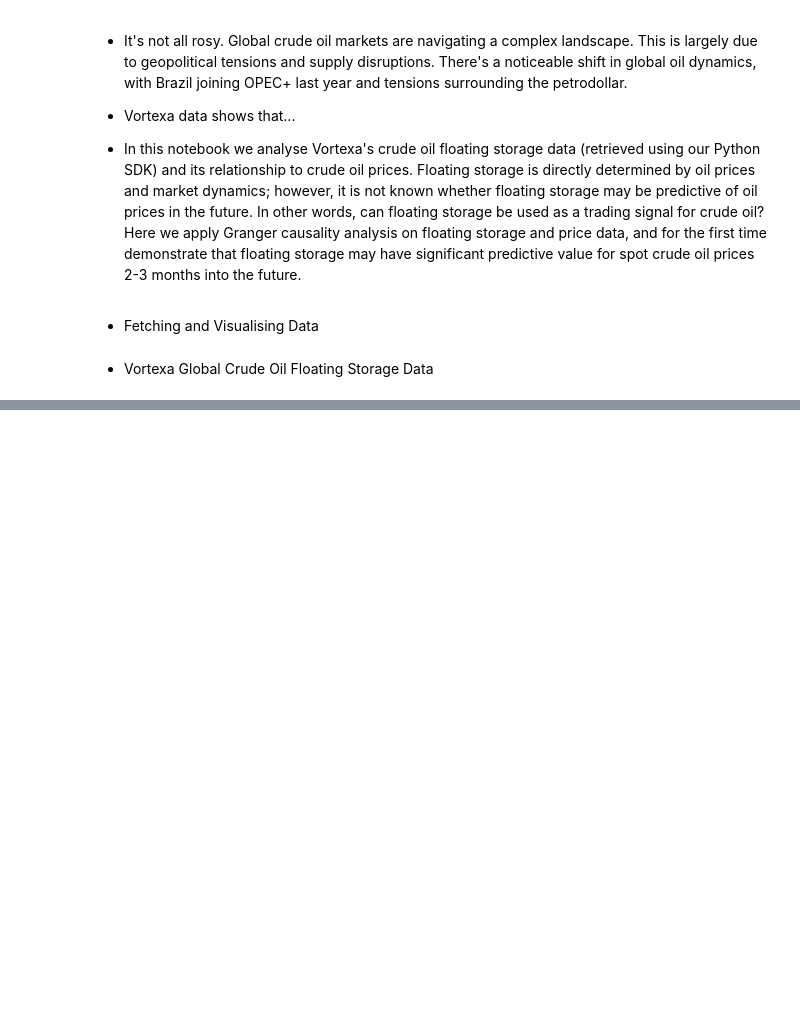
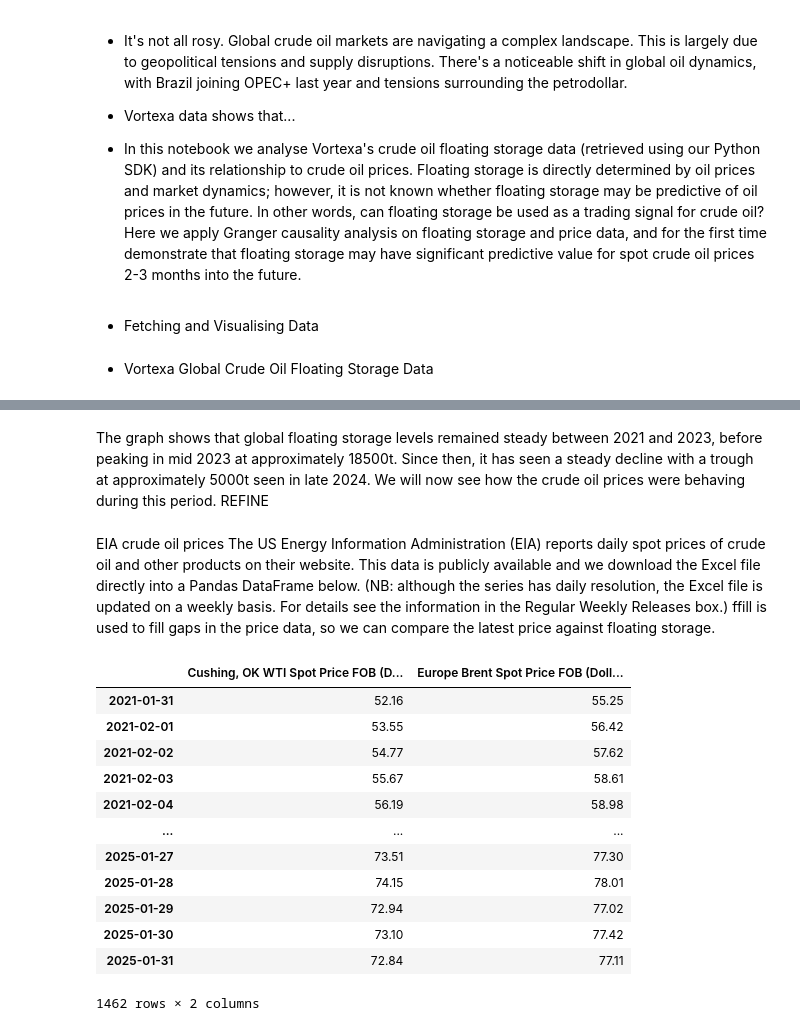
Before and after one commit to S-Dassou/crude_analysis_project, a Jupyter notebook: crude_fs_analysis.ipynb, the cells around one changed output, grey strips where cells are left out. Cells and saved outputs as stored; diff of their text form; code cells hidden in the pictures; blank space fills up the shorter version.

```diff
--- a/crude_fs_analysis.ipynb
+++ b/crude_fs_analysis.ipynb
@@ -33,0 +91,23 @@ UNIT = 't'
+# %% [markdown]
+The graph shows that global floating storage levels remained steady between 2021 and 2023, before peaking in mid 2023 at approximately 18500t. Since then, it has seen a steady decline with a trough at approximately 5000t seen in late 2024. We will now see how the crude oil prices were behaving during this period. REFINE
+# %% [markdown]
+EIA crude oil prices
+The US Energy Information Administration (EIA) reports daily spot prices of crude oil and other products on their website. This data is publicly available and we download the Excel file directly into a Pandas DataFrame below. (NB: although the series has daily resolution, the Excel file is updated on a weekly basis. For details see the information in the Regular Weekly Releases box.) ffill is used to fill gaps in the price data, so we can compare the latest price against floating storage.
+# %%
+spot_prices = pd.read_excel('https://www.eia.gov/dnav/pet/xls/PET_PRI_SPT_S1_D.xls', sheet_name='Data 1', skiprows=[0,1])
+spot_prices = spot_prices.set_index('Date').fillna(method='ffill').reindex(DATE_RANGE, method='ffill')
+spot_prices
+# %% [output]
+|  | Cushing, OK WTI Spot Price FOB (D... | Europe Brent Spot Price FOB (Doll... |
+| 2021-01-31 | 52.16 | 55.25 |
+| 2021-02-01 | 53.55 | 56.42 |
+| 2021-02-02 | 54.77 | 57.62 |
+| 2021-02-03 | 55.67 | 58.61 |
+| 2021-02-04 | 56.19 | 58.98 |
+| ... | ... | ... |
+| 2025-01-27 | 73.51 | 77.30 |
+| 2025-01-28 | 74.15 | 78.01 |
+| 2025-01-29 | 72.94 | 77.02 |
+| 2025-01-30 | 73.10 | 77.42 |
+| 2025-01-31 | 72.84 | 77.11 |
+1462 rows × 2 columns
```
Also changed, not shown: parts of 11 cells of this notebook.
